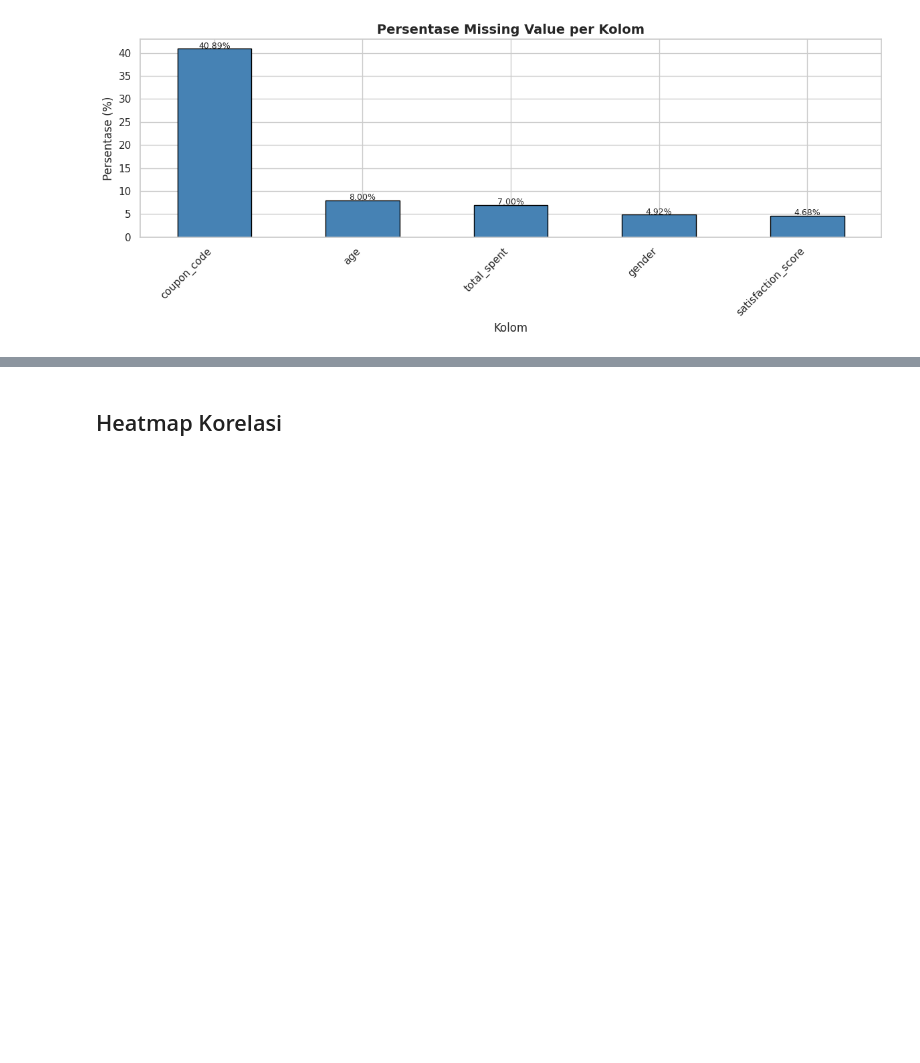
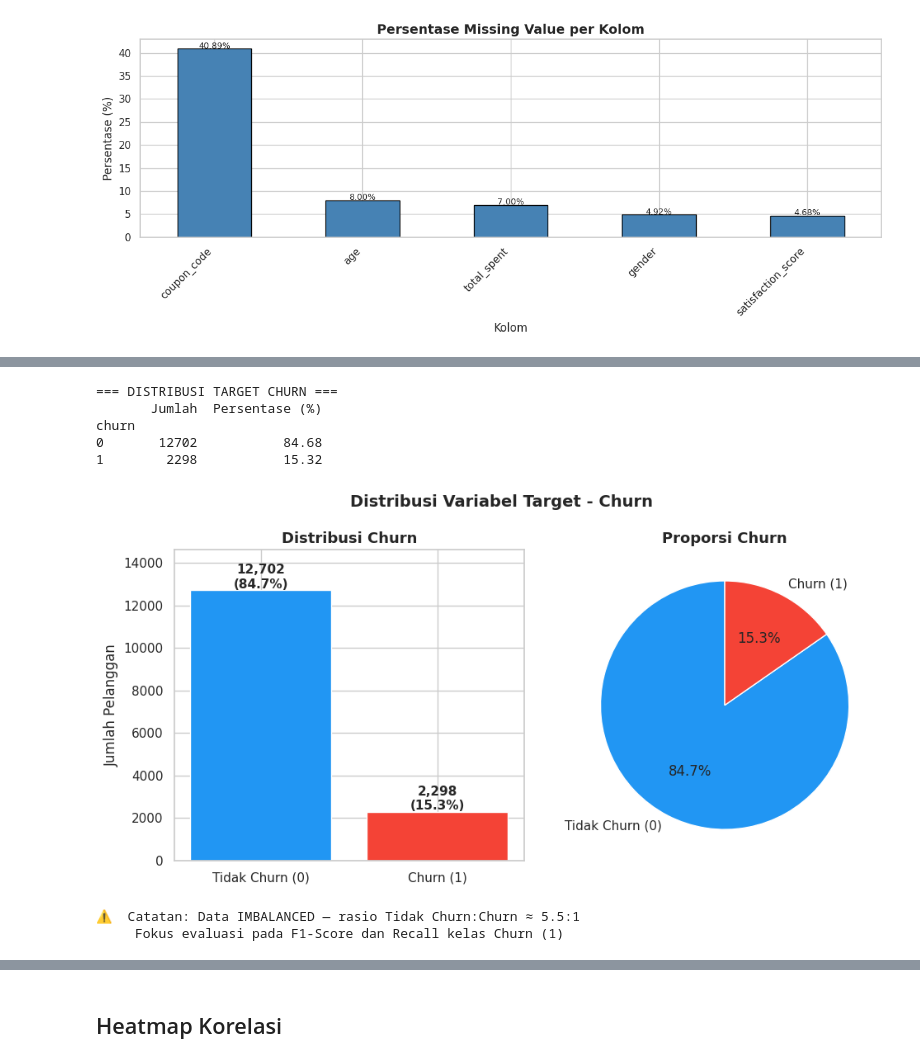
Before and after one commit to Rani1717/UAS-Bengkel-Koding-DataScience, a Jupyter notebook: notebook/UAS_BENGKOD.ipynb, the cells around one changed output, grey strips where cells are left out. Cells and saved outputs as stored; diff of their text form; code cells hidden in the pictures; blank space fills up the shorter version.

```diff
--- a/notebook/UAS_BENGKOD.ipynb
+++ b/notebook/UAS_BENGKOD.ipynb
@@ -231,0 +165,47 @@ plt.show()
+# %%
+churn_counts = df['churn'].value_counts()
+churn_pct    = df['churn'].value_counts(normalize=True) * 100
+
+print("=== DISTRIBUSI TARGET CHURN ===")
+print(pd.DataFrame({
+    'Jumlah'        : churn_counts,
+    'Persentase (%)': churn_pct.round(2)
+}))
+
+# Visualisasi
+fig, axes = plt.subplots(1, 2, figsize=(10, 5))
+
+# Bar chart
+axes[0].bar(['Tidak Churn (0)', 'Churn (1)'],
+            churn_counts.values,
+            color=['#2196F3', '#F44336'])
+for i, (val, pct) in enumerate(zip(churn_counts.values, churn_pct.values)):
+    axes[0].text(i, val + 100, f'{val:,}\n({pct:.1f}%)',
+                 ha='center', fontsize=11, fontweight='bold')
+axes[0].set_title('Distribusi Churn', fontsize=13, fontweight='bold')
+axes[0].set_ylabel('Jumlah Pelanggan')
+axes[0].set_ylim(0, max(churn_counts.values) * 1.15)
+
+# Pie chart
+axes[1].pie(churn_counts.values,
+            labels=['Tidak Churn (0)', 'Churn (1)'],
+            autopct='%1.1f%%',
+            colors=['#2196F3', '#F44336'],
+            startangle=90)
+axes[1].set_title('Proporsi Churn', fontsize=13, fontweight='bold')
+
+plt.suptitle('Distribusi Variabel Target - Churn', fontsize=14, fontweight='bold')
+plt.tight_layout()
+plt.show()
+
+print("\n⚠️  Catatan: Data IMBALANCED — rasio Tidak Churn:Churn ≈ 5.5:1")
+print("     Fokus evaluasi pada F1-Score dan Recall kelas Churn (1)")
+# %% [output]
+=== DISTRIBUSI TARGET CHURN ===
+       Jumlah  Persentase (%)
+churn
+0       12702           84.68
+1        2298           15.32
+[figure, added]
+⚠️  Catatan: Data IMBALANCED — rasio Tidak Churn:Churn ≈ 5.5:1
+     Fokus evaluasi pada F1-Score dan Recall kelas Churn (1)
```
Also changed, not shown: parts of 48 cells of this notebook.
